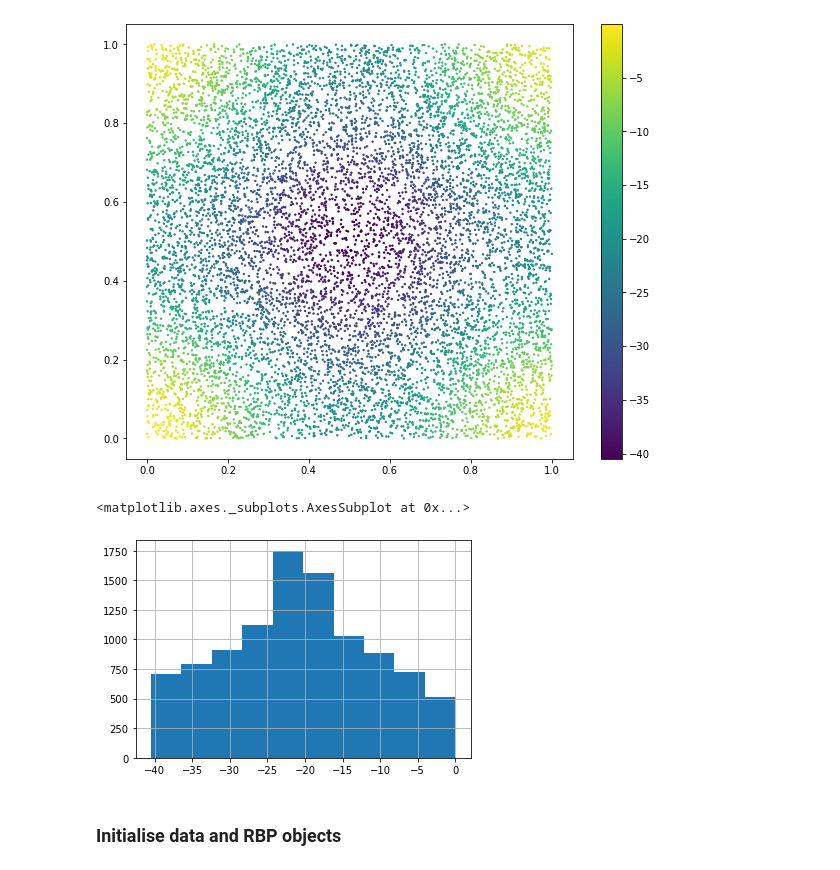
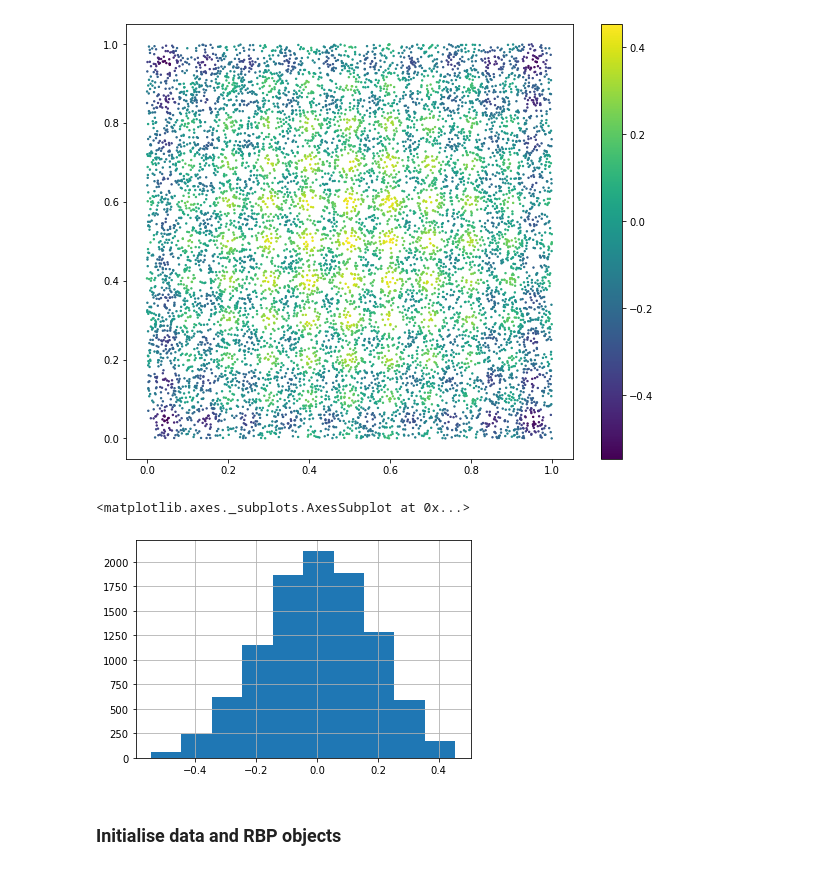
Before and after one commit to athon-millane/RBP, a Jupyter notebook: Github_RegressionTree_RBP_upload/toy_example.ipynb, the cells around one changed output. Cells and saved outputs as stored; diff of their text form; code cells hidden in the pictures.

```diff
--- a/Github_RegressionTree_RBP_upload/toy_example.ipynb
+++ b/Github_RegressionTree_RBP_upload/toy_example.ipynb
@@ -32,11 +32,13 @@ def rastrigin(dim=2,n=1000):
     Rastrigin test objective function, shifted by 10. units away from origin
     """
     x = uniform.rvs(size=(n, dim))  # uniform sample
+    x = x*10 - 5
     x = np.copy(x)
     if not np.isscalar(x[0]):
         N = len(x[0])
         y = -np.array([10 * N + sum(xi**2 - 10 * np.cos(2 * np.pi * xi)) for xi in x])
-
+    x = (x+5)/10
+    y = (y-np.mean(y))/(np.max(y) - np.min(y))
     return x,y
 # %%
 # parameters
@@ -47,22 +49,22 @@ taus = 0.4
 # %%
 # Generate X and y training data (data)
 xdata, ydata = rastrigin(dimNum, dataNum)
 
-def plot_data():
+def plot_data(x,y):
     import matplotlib.pyplot as plt
     plt.figure(figsize=(10,8))
-    plt.scatter(xdata[:,0], xdata[:,1], cmap='viridis', c=ydata, s=2)
+    plt.scatter(x[:,0], x[:,1], cmap='viridis', c=y, s=2)
     plt.colorbar()
     plt.show()
 
-plot_data()
+plot_data(xdata,ydata)
 # %% [output]
-[figure, old version]
+[figure, new version]
 # %%
 pd.Series(ydata).hist()
 # %% [output]
 <matplotlib.axes._subplots.AxesSubplot at 0x...>
-[figure, old version]
+[figure, new version]
 # %% [markdown]
 ### Initialise data and RBP objects
 # %%
```
Also changed, not shown: parts of 5 cells of this notebook.
